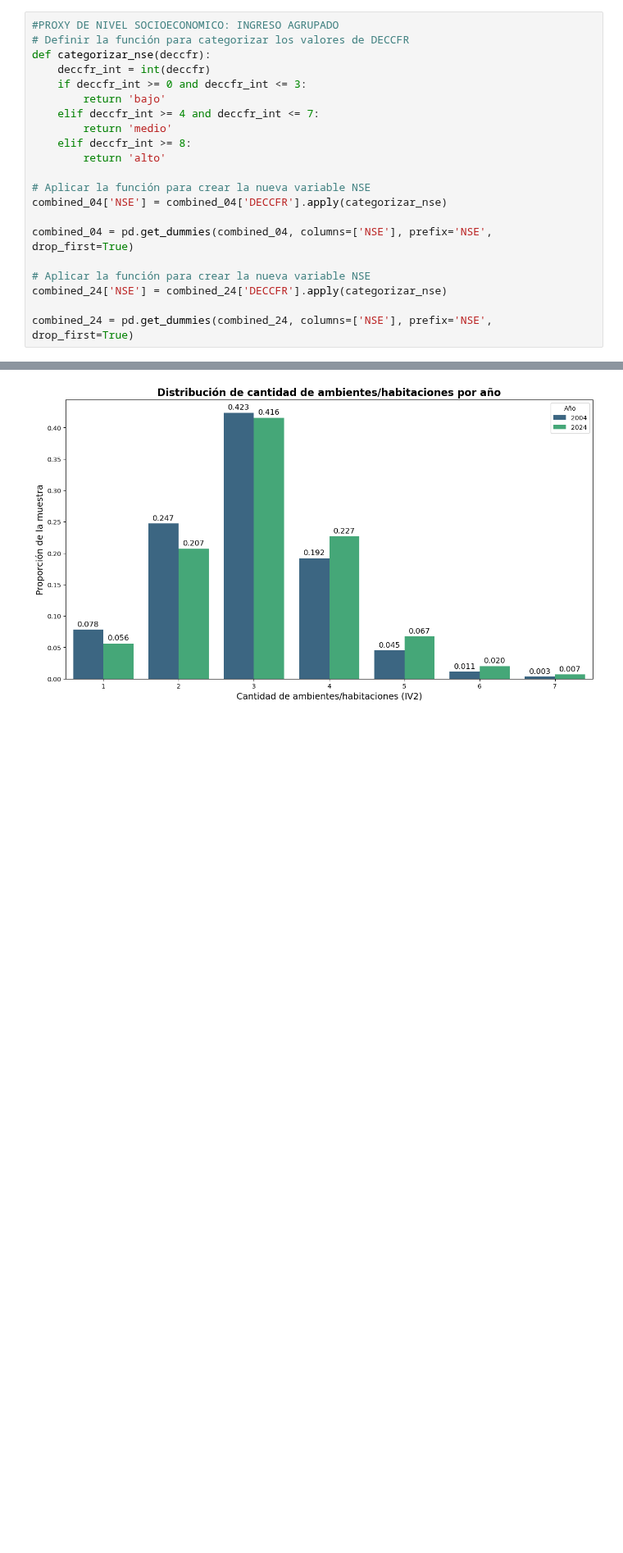
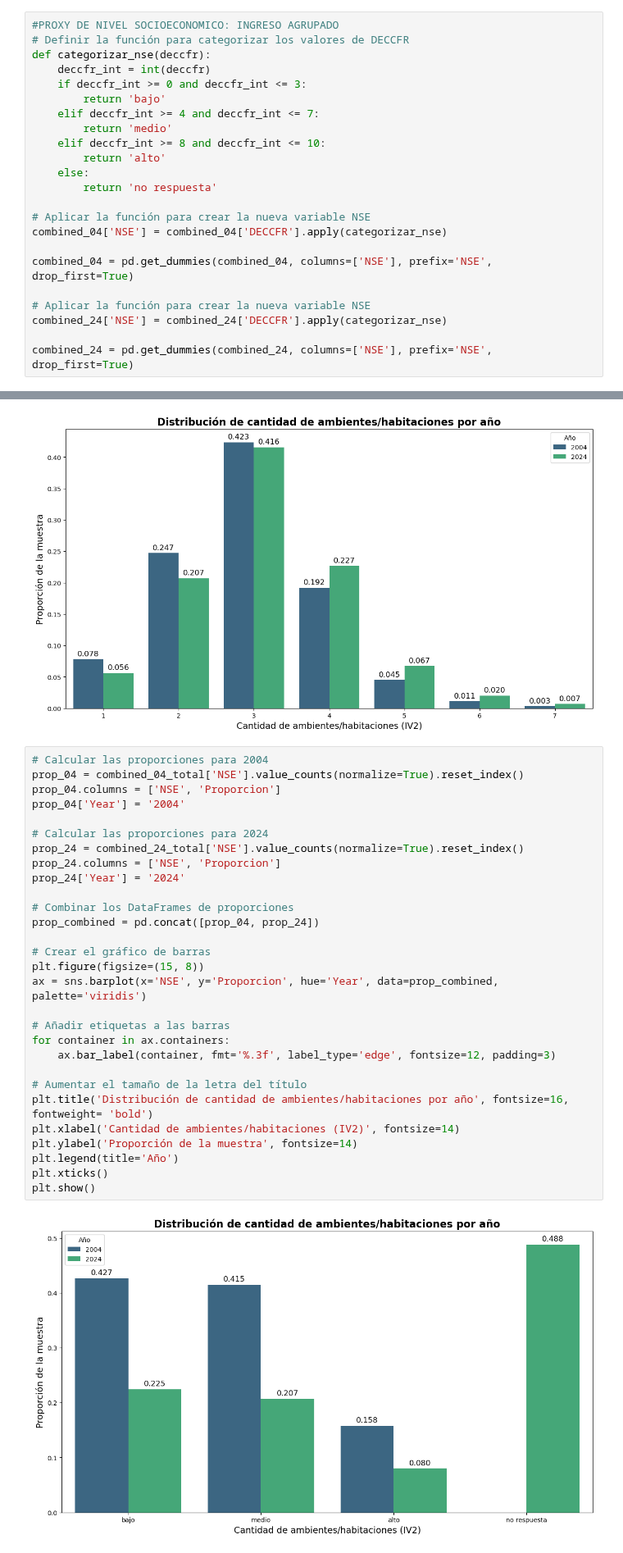
Before and after one commit to maggiecobb/CC408-T1-5, a Jupyter notebook: TP 4/TP 4.ipynb, the cells around one changed output, grey strips where cells are left out. Shown at 82% size. Saved outputs shown, nothing was run; the diff lists cells and outputs as text; blank space fills up the shorter version.

```diff
--- a/TP 4/TP 4.ipynb
+++ b/TP 4/TP 4.ipynb
@@ -639,8 +639,10 @@ def categorizar_nse(deccfr):
         return 'bajo'
     elif deccfr_int >= 4 and deccfr_int <= 7:
         return 'medio'
-    elif deccfr_int >= 8:
+    elif deccfr_int >= 8 and deccfr_int <= 10:
         return 'alto'
+    else:
+        return 'no respuesta'
 
 # Aplicar la función para crear la nueva variable NSE
 combined_04['NSE'] = combined_04['DECCFR'].apply(categorizar_nse)
@@ -811,3 +813,34 @@ plt.xticks()
 plt.show()
 # %% [output]
 [figure]
+# %%
+# Calcular las proporciones para 2004
+prop_04 = combined_04_total['NSE'].value_counts(normalize=True).reset_index()
+prop_04.columns = ['NSE', 'Proporcion']
+prop_04['Year'] = '2004'
+
+# Calcular las proporciones para 2024
+prop_24 = combined_24_total['NSE'].value_counts(normalize=True).reset_index()
+prop_24.columns = ['NSE', 'Proporcion']
+prop_24['Year'] = '2024'
+
+# Combinar los DataFrames de proporciones
+prop_combined = pd.concat([prop_04, prop_24])
+
+# Crear el gráfico de barras
+plt.figure(figsize=(15, 8))
+ax = sns.barplot(x='NSE', y='Proporcion', hue='Year', data=prop_combined, palette='viridis')
+
+# Añadir etiquetas a las barras
+for container in ax.containers:
+    ax.bar_label(container, fmt='%.3f', label_type='edge', fontsize=12, padding=3)
+
+# Aumentar el tamaño de la letra del título
+plt.title('Distribución de cantidad de ambientes/habitaciones por año', fontsize=16, fontweight= 'bold')
+plt.xlabel('Cantidad de ambientes/habitaciones (IV2)', fontsize=14)
+plt.ylabel('Proporción de la muestra', fontsize=14)
+plt.legend(title='Año')
+plt.xticks()
+plt.show()
+# %% [output]
+[figure, added]
```
Also changed, not shown: parts of 3 cells of this notebook.
